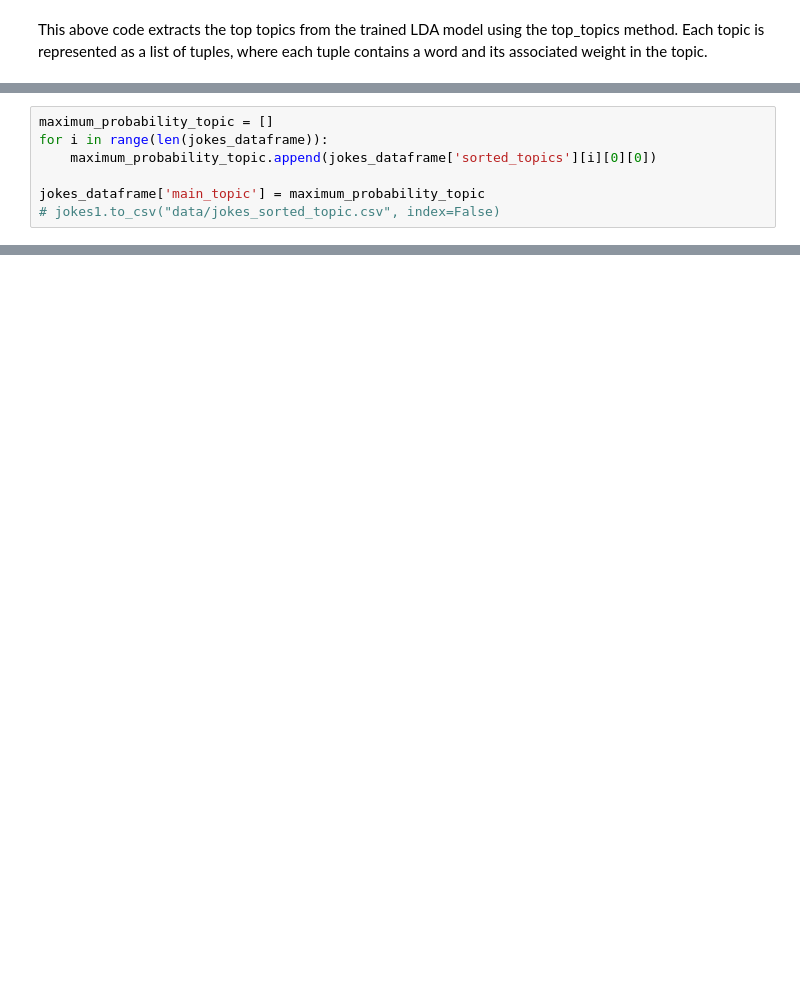
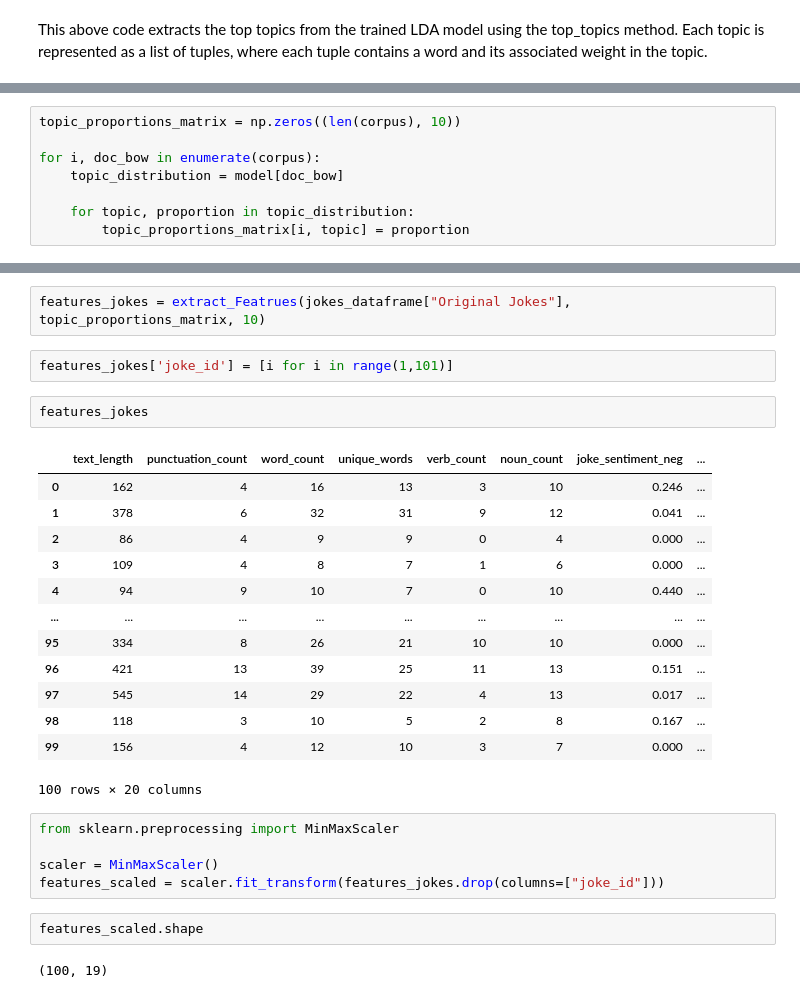
Before and after one commit to Hanoon02/Joke-Recommender-System-using-CBF, a Jupyter notebook: Recommendation_Jokes.ipynb, the cells around one changed output, grey strips where cells are left out. Saved outputs shown, nothing was run; the diff lists cells and outputs as text; blank space fills up the shorter version.

```diff
--- a/Recommendation_Jokes.ipynb
+++ b/Recommendation_Jokes.ipynb
@@ -381,7 +395,0 @@ jokes_dataframe.head()
-# %%
-maximum_probability_topic = []
-for i in range(len(jokes_dataframe)):
-    maximum_probability_topic.append(jokes_dataframe['sorted_topics'][i][0][0])
-
-jokes_dataframe['main_topic'] = maximum_probability_topic
-# jokes1.to_csv("data/jokes_sorted_topic.csv", index=False)
@@ -423,0 +396,8 @@ top_topics[8]
+# %%
+topic_proportions_matrix = np.zeros((len(corpus), 10))
+
+for i, doc_bow in enumerate(corpus):
+    topic_distribution = model[doc_bow]
+
+    for topic, proportion in topic_distribution:
+        topic_proportions_matrix[i, topic] = proportion
@@ -423,0 +478,29 @@ top_topics[8]
+# %%
+features_jokes = extract_Featrues(jokes_dataframe["Original Jokes"], topic_proportions_matrix, 10)
+# %%
+features_jokes['joke_id'] = [i for i in range(1,101)]
+# %%
+features_jokes
+# %% [output]
+|  | text_length | punctuation_count | word_count | unique_words | verb_count | noun_count | joke_sentiment_neg | ... |
+| 0 | 162 | 4 | 16 | 13 | 3 | 10 | 0.246 | ... |
+| 1 | 378 | 6 | 32 | 31 | 9 | 12 | 0.041 | ... |
+| 2 | 86 | 4 | 9 | 9 | 0 | 4 | 0.000 | ... |
+| 3 | 109 | 4 | 8 | 7 | 1 | 6 | 0.000 | ... |
+| 4 | 94 | 9 | 10 | 7 | 0 | 10 | 0.440 | ... |
+| ... | ... | ... | ... | ... | ... | ... | ... | ... |
+| 95 | 334 | 8 | 26 | 21 | 10 | 10 | 0.000 | ... |
+| 96 | 421 | 13 | 39 | 25 | 11 | 13 | 0.151 | ... |
+| 97 | 545 | 14 | 29 | 22 | 4 | 13 | 0.017 | ... |
+| 98 | 118 | 3 | 10 | 5 | 2 | 8 | 0.167 | ... |
+| 99 | 156 | 4 | 12 | 10 | 3 | 7 | 0.000 | ... |
+100 rows × 20 columns
+# %%
+from sklearn.preprocessing import MinMaxScaler
+
+scaler = MinMaxScaler()
+features_scaled = scaler.fit_transform(features_jokes.drop(columns=["joke_id"]))
+# %%
+features_scaled.shape
+# %% [output]
+(100, 19)
```
Also changed, not shown: parts of 24 cells of this notebook.
